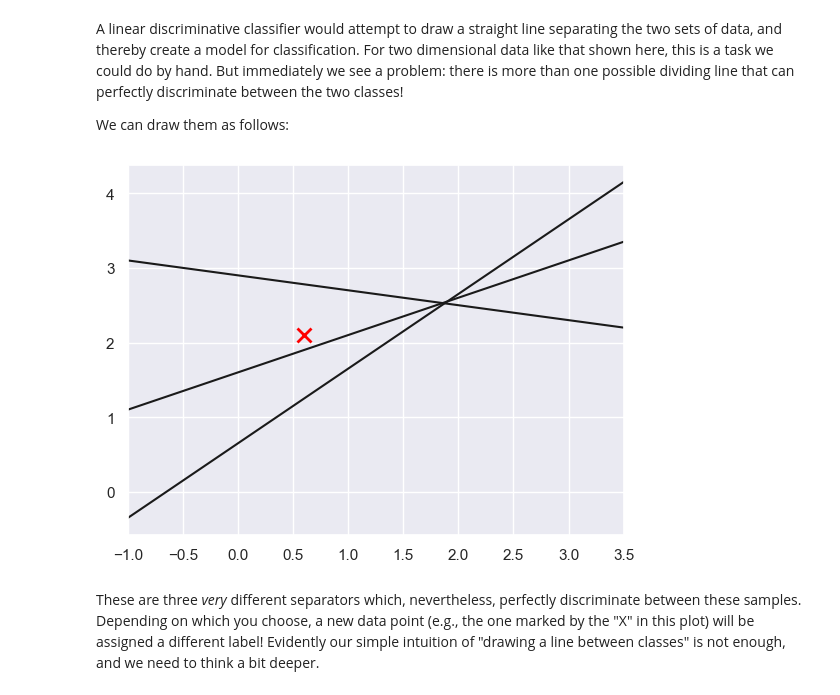
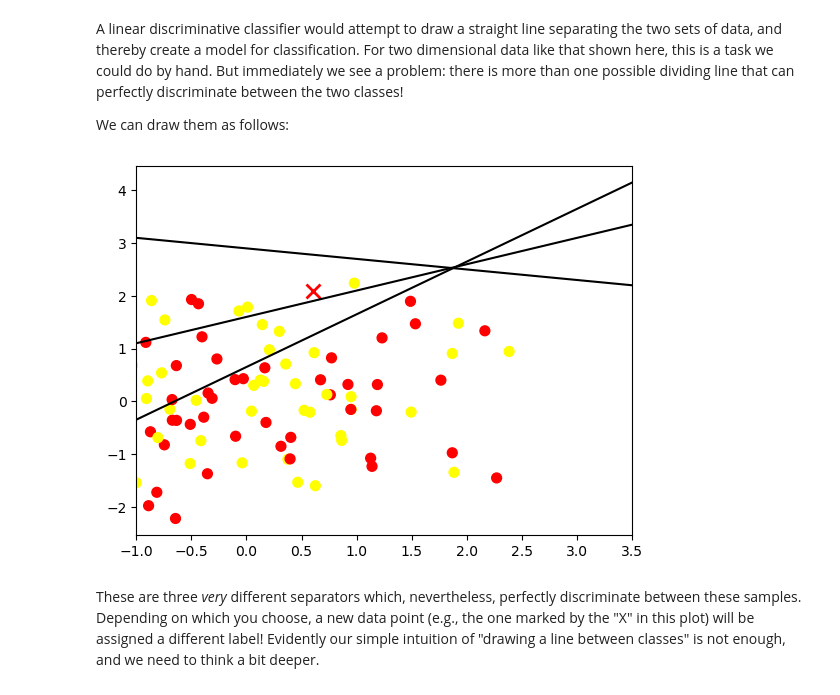
Before and after one commit to SamCull/DataScience, a Jupyter notebook: Notebooks/Support-Vector-Machines.ipynb, the cells around one changed output. Cells and saved outputs as stored; diff of their text form; code cells hidden in the pictures.

```diff
--- a/Notebooks/Support-Vector-Machines.ipynb
+++ b/Notebooks/Support-Vector-Machines.ipynb
@@ -88,16 +120,21 @@ But immediately we see a problem: there is more than one possible dividing line
 
 We can draw them as follows:
 # %%
+np.random.seed(0)
+X = np.random.randn(100, 2)  # Generating random 2D data
+y = np.random.randint(0, 2, 100)  # Random labels (binary classification)
+
 xfit = np.linspace(-1, 3.5)
 plt.scatter(X[:, 0], X[:, 1], c=y, s=50, cmap='autumn')
 plt.plot([0.6], [2.1], 'x', color='red', markeredgewidth=2, markersize=10)
 
 for m, b in [(1, 0.65), (0.5, 1.6), (-0.2, 2.9)]:
     plt.plot(xfit, m * xfit + b, '-k')
 
-plt.xlim(-1, 3.5);
+plt.xlim(-1, 3.5)
+plt.show()
 # %% [output]
-[figure, old version]
+[figure, new version]
 # %% [markdown]
 These are three *very* different separators which, nevertheless, perfectly discriminate between these samples.
 Depending on which you choose, a new data point (e.g., the one marked by the "X" in this plot) will be assigned a different label!
```
Also changed, not shown: parts of 39 cells of this notebook.
